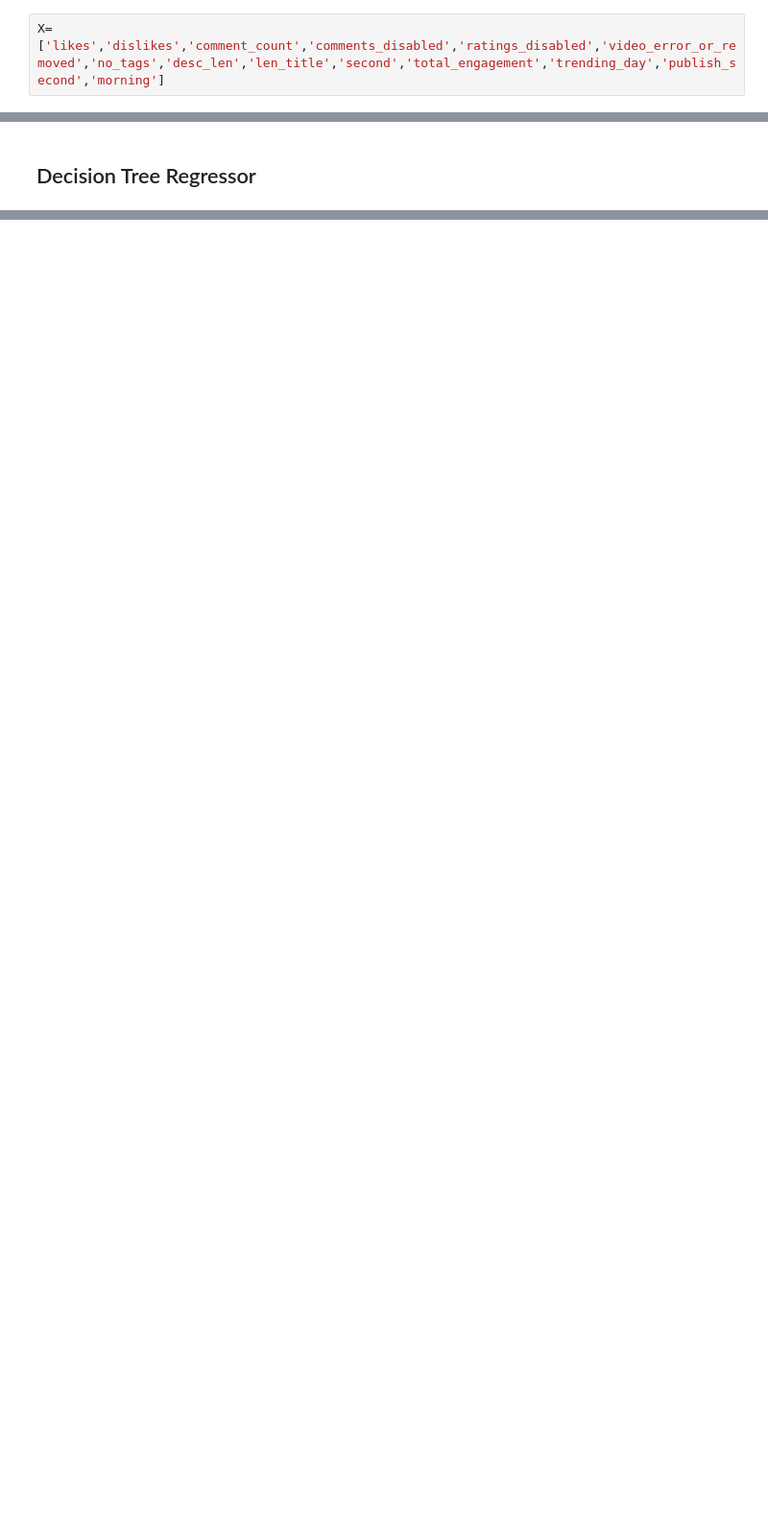
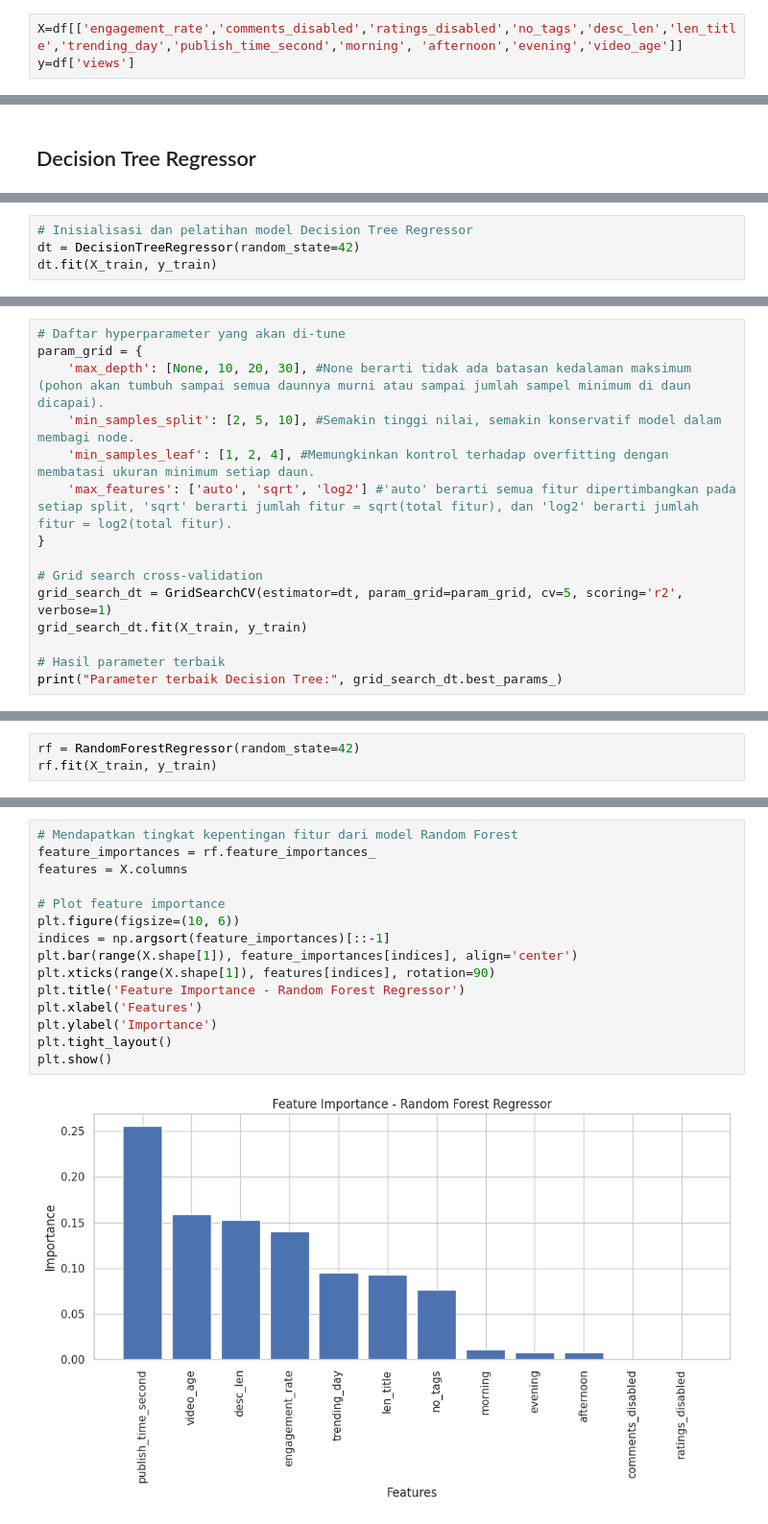
Before and after one commit to widyadaridhyp/Youtube-Statistics, a Jupyter notebook: YouTube_video_prediction_Seaborn.ipynb, the cells around one changed output, grey strips where cells are left out. Shown at 96% size. Drawn from its saved outputs; the diff is of its cells as text; blank space fills up the shorter version.

```diff
--- a/YouTube_video_prediction_Seaborn.ipynb
+++ b/YouTube_video_prediction_Seaborn.ipynb
@@ -1142,4 +1148,5 @@ memory usage: 9.2+ MB
 # %%
-X=['likes','dislikes','comment_count','comments_disabled','ratings_disabled','video_error_or_removed','no_tags','desc_len','len_title','second','total_engagement','trending_day','publish_second','morning']
+X=df[['engagement_rate','comments_disabled','ratings_disabled','no_tags','desc_len','len_title','trending_day','publish_time_second','morning', 'afternoon','evening','video_age']]
+y=df['views']
 # %%
 X_train, X_test, y_train, y_test = train_test_split(X, y, test_size=0.2, random_state=42)
@@ -1149,0 +1157,4 @@ NameError: name 'train_test_split' is not defined
+# %%
+# Inisialisasi dan pelatihan model Decision Tree Regressor
+dt = DecisionTreeRegressor(random_state=42)
+dt.fit(X_train, y_train)
@@ -1149,0 +1163,15 @@ NameError: name 'train_test_split' is not defined
+# %%
+# Daftar hyperparameter yang akan di-tune
+param_grid = {
+    'max_depth': [None, 10, 20, 30], #None berarti tidak ada batasan kedalaman maksimum (pohon akan tumbuh sampai semua daunnya murni atau sampai jumlah sampel minimum di daun dicapai).
+    'min_samples_split': [2, 5, 10], #Semakin tinggi nilai, semakin konservatif model dalam membagi node.
+    'min_samples_leaf': [1, 2, 4], #Memungkinkan kontrol terhadap overfitting dengan membatasi ukuran minimum setiap daun.
+    'max_features': ['auto', 'sqrt', 'log2'] #'auto' berarti semua fitur dipertimbangkan pada setiap split, 'sqrt' berarti jumlah fitur = sqrt(total fitur), dan 'log2' berarti jumlah fitur = log2(total fitur).
+}
+
+# Grid search cross-validation
+grid_search_dt = GridSearchCV(estimator=dt, param_grid=param_grid, cv=5, scoring='r2', verbose=1)
+grid_search_dt.fit(X_train, y_train)
+
+# Hasil parameter terbaik
+print("Parameter terbaik Decision Tree:", grid_search_dt.best_params_)
@@ -1149,0 +1189,3 @@ NameError: name 'train_test_split' is not defined
+# %%
+rf = RandomForestRegressor(random_state=42)
+rf.fit(X_train, y_train)
@@ -1149,0 +1260,17 @@ NameError: name 'train_test_split' is not defined
+# %%
+# Mendapatkan tingkat kepentingan fitur dari model Random Forest
+feature_importances = rf.feature_importances_
+features = X.columns
+
+# Plot feature importance
+plt.figure(figsize=(10, 6))
+indices = np.argsort(feature_importances)[::-1]
+plt.bar(range(X.shape[1]), feature_importances[indices], align='center')
+plt.xticks(range(X.shape[1]), features[indices], rotation=90)
+plt.title('Feature Importance - Random Forest Regressor')
+plt.xlabel('Features')
+plt.ylabel('Importance')
+plt.tight_layout()
+plt.show()
+# %% [output]
+[figure, added]
```
Also changed, not shown: parts of 21 cells of this notebook.
